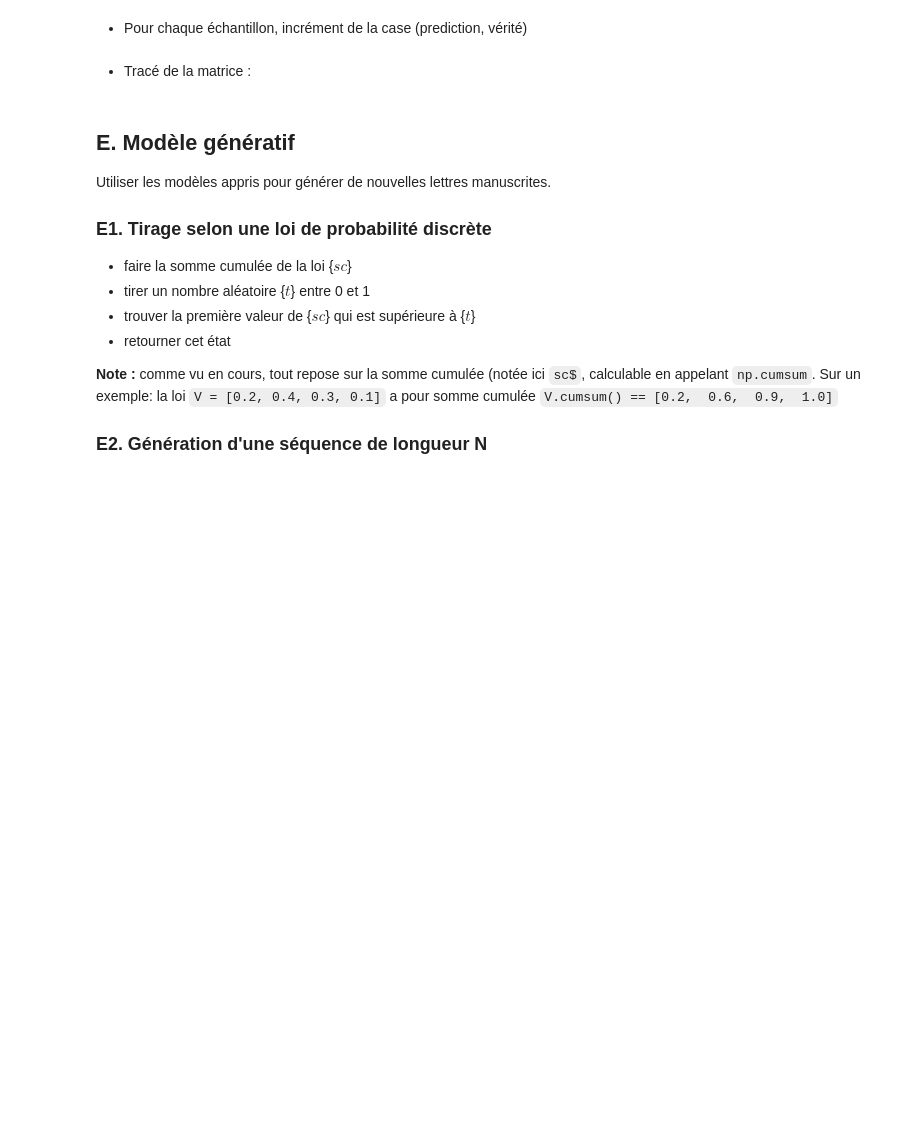
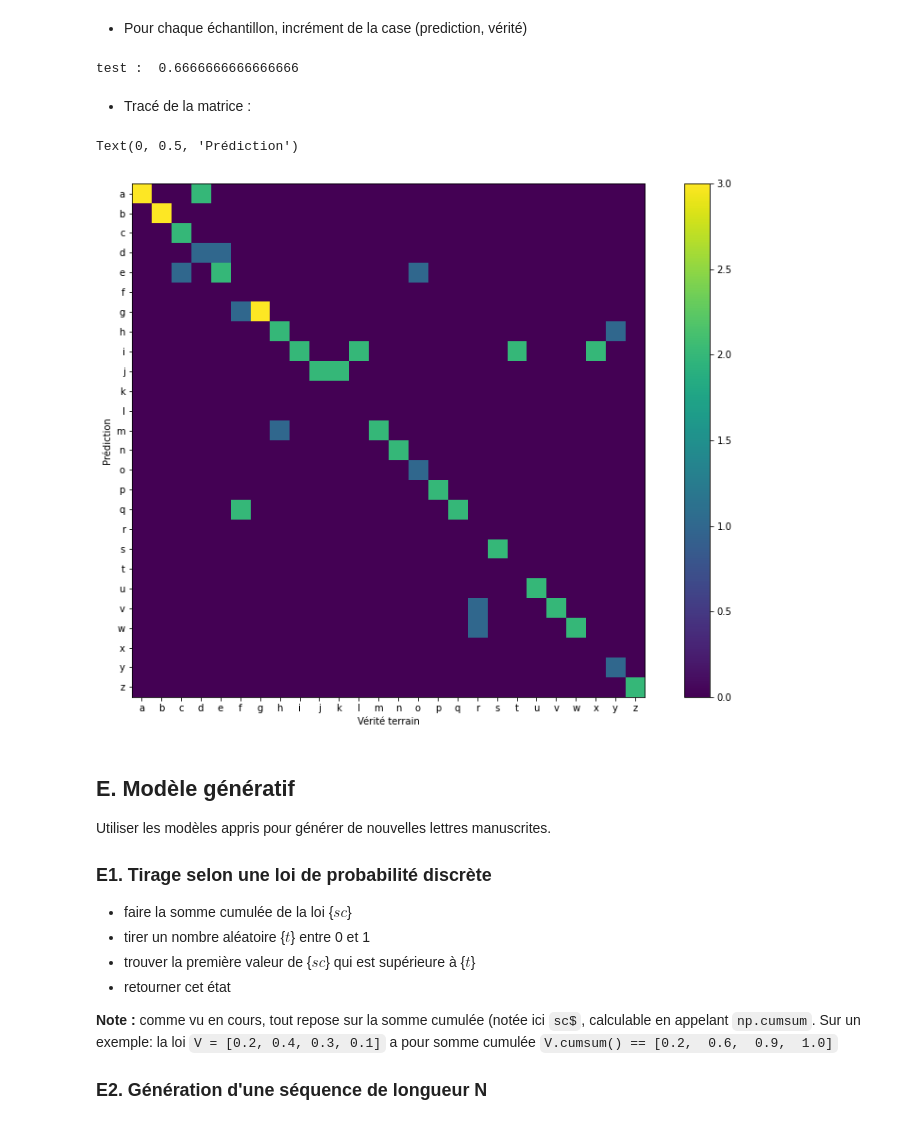
Before and after one commit to CharlesAttend/M1-S1-DAC, a Jupyter notebook: MAPSI/TME/tme6/tme6.ipynb, the cells around one changed output. Drawn from its saved outputs; the diff is of its cells as text; code cells hidden in the pictures; blank space fills up the shorter version.

```diff
--- a/MAPSI/TME/tme6/tme6.ipynb
+++ b/MAPSI/TME/tme6/tme6.ipynb
@@ -337,14 +591,44 @@ conf = np.zeros((26,26))
+# %%
+# Learning on training set
+d = 3
+itrain, itest = separeTrainTest(Y, 0.8)
+ia = []
+for i in itrain:
+    ia += i.tolist()
+it = []
+for i in itest:
+    it += i.tolist()
+Xd = discretise(X, d)
+models = []
+for cl in range(len(np.unique(Y))):
+    models.append(learnMarkovModel(Xd[itrain[cl]], d))
+proba = np.array([[probaSequence(Xd[i], models[cl][0], models[cl][1]) for i in range(len(Y))]
+                for cl in range(len(np.unique(Y)))])
+pred = proba.argmax(0)
+print("test : ", np.where(pred[it] != Ynum[it], 0.,1.).mean())
+
+
+conf = np.zeros((26,26))
+for i in it:
+    y = int(Ynum[i])
+    y_hat = pred[i]
+    conf[y_hat,y] += 1
+# %% [output]
+test :  0.6666666666666666
 # %% [markdown]
 - Tracé de la matrice :
 # %%
-plt.figure()
+plt.figure(figsize=(15,10))
 plt.imshow(conf, interpolation = 'nearest')
 plt.colorbar()
 plt.xticks(np.arange(26), np.unique(Y))
 plt.yticks(np.arange(26), np.unique(Y))
 plt.xlabel(u'Vérité terrain')
 plt.ylabel(u'Prédiction')
 #plt.savefig("mat_conf_lettres.png")
+# %% [output]
+Text(0, 0.5, 'Prédiction')
+[figure, added]
 # %% [markdown]
 ## E. Modèle génératif
 
```
Also changed, not shown: parts of 25 cells of this notebook.
